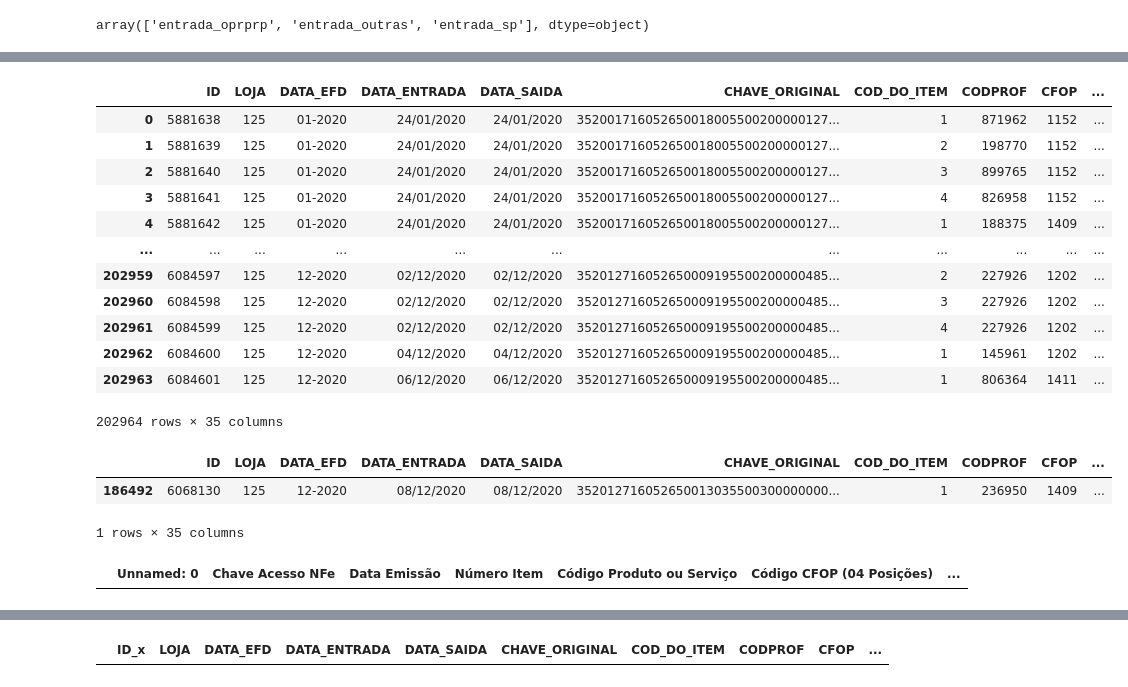
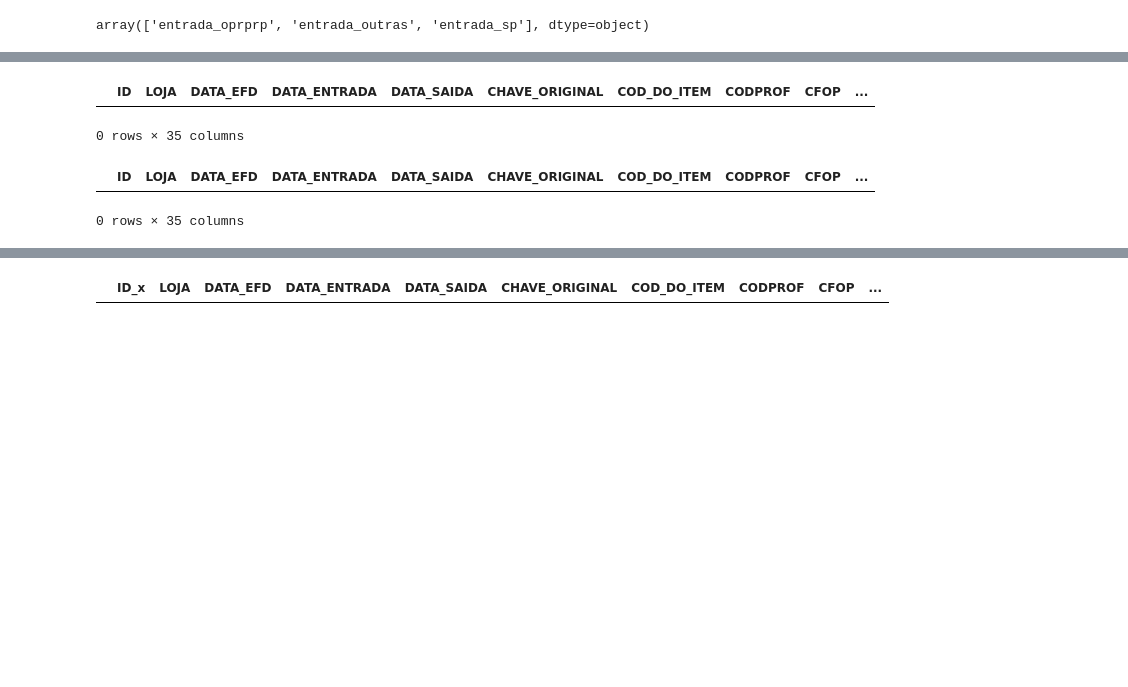
Before and after one commit to viniciuscatelani/Projeto-CAT-42, a Jupyter notebook: CAT_Calculo_vBCST.ipynb, the cells around one changed output, grey strips where cells are left out. Cells and saved outputs as stored; diff of their text form; code cells hidden in the pictures; blank space fills up the shorter version.

```diff
--- a/CAT_Calculo_vBCST.ipynb
+++ b/CAT_Calculo_vBCST.ipynb
@@ -129,7 +120,7 @@ desconto
 | 17 | 18 | 13.005.05 | Similar | Negativa | 16.16 |
 # %%
 # Leitura do arquivo da loja
-df_loja = pd.read_csv(f'Loja_{loja}/loja_{loja}_tabela_1.csv')
+df_loja = pd.read_csv(f'Loja_{loja}/loja_{loja}_tabela_1.csv', dtype=str)
 df_loja
 # %% [output]
 |  | Unnamed: 0 | Chave Acesso NFe | Data Emissão | Número Item | Código Produto ou Serviço | Código CFOP (04 Posições) | ... |
@@ -211,38 +202,22 @@ df_p2
 # %%
-efd['COD_DO_ITEM'] = efd['COD_DO_ITEM'].astype(int)
-df_p2['Número Item'] = df_p2['Número Item'].astype(int)
+efd['COD_DO_ITEM'] = efd['COD_DO_ITEM'].astype(str)
+df_p2['Número Item'] = df_p2['Número Item'].astype(str)
 efd['CHAVE_ORIGINAL'] = efd['CHAVE_ORIGINAL'].astype(str)
 df_p2['Chave Acesso NFe'] = df_p2['Chave Acesso NFe'].astype(str)
 
 df_merged = efd.merge(df_p2, left_on=['CHAVE_ORIGINAL', 'COD_DO_ITEM'],
                          right_on=['Chave Acesso NFe', 'Número Item'], how='left')
 
 
 df_merged
 # %% [output]
 |  | ID | LOJA | DATA_EFD | DATA_ENTRADA | DATA_SAIDA | CHAVE_ORIGINAL | COD_DO_ITEM | CODPROF | CFOP | ... |
-| 0 | 5881638 | 125 | 01-2020 | 24/01/2020 | 24/01/2020 | 352001716052650018005500200000127... | 1 | 871962 | 1152 | ... |
-| 1 | 5881639 | 125 | 01-2020 | 24/01/2020 | 24/01/2020 | 352001716052650018005500200000127... | 2 | 198770 | 1152 | ... |
-| 2 | 5881640 | 125 | 01-2020 | 24/01/2020 | 24/01/2020 | 352001716052650018005500200000127... | 3 | 899765 | 1152 | ... |
-| 3 | 5881641 | 125 | 01-2020 | 24/01/2020 | 24/01/2020 | 352001716052650018005500200000127... | 4 | 826958 | 1152 | ... |
-| 4 | 5881642 | 125 | 01-2020 | 24/01/2020 | 24/01/2020 | 352001716052650018005500200000127... | 1 | 188375 | 1409 | ... |
-| ... | ... | ... | ... | ... | ... | ... | ... | ... | ... | ... |
-| 202959 | 6084597 | 125 | 12-2020 | 02/12/2020 | 02/12/2020 | 352012716052650009195500200000485... | 2 | 227926 | 1202 | ... |
-| 202960 | 6084598 | 125 | 12-2020 | 02/12/2020 | 02/12/2020 | 352012716052650009195500200000485... | 3 | 227926 | 1202 | ... |
-| 202961 | 6084599 | 125 | 12-2020 | 02/12/2020 | 02/12/2020 | 352012716052650009195500200000485... | 4 | 227926 | 1202 | ... |
-| 202962 | 6084600 | 125 | 12-2020 | 04/12/2020 | 04/12/2020 | 352012716052650009195500200000485... | 1 | 145961 | 1202 | ... |
-| 202963 | 6084601 | 125 | 12-2020 | 06/12/2020 | 06/12/2020 | 352012716052650009195500200000485... | 1 | 806364 | 1411 | ... |
-202964 rows × 35 columns
+0 rows × 35 columns
 # %%
 df_merged[(df_merged['Chave Acesso NFe'].isnull()) & (df_merged['Número Item'].isnull())]
 # %% [output]
 |  | ID | LOJA | DATA_EFD | DATA_ENTRADA | DATA_SAIDA | CHAVE_ORIGINAL | COD_DO_ITEM | CODPROF | CFOP | ... |
-| 186492 | 6068130 | 125 | 12-2020 | 08/12/2020 | 08/12/2020 | 352012716052650013035500300000000... | 1 | 236950 | 1409 | ... |
-1 rows × 35 columns
+0 rows × 35 columns
-# %%
-df_loja.loc[(df_loja['Chave Acesso NFe'] == '35210171605265006283550010000229991010445030')]
-# %% [output]
-|  | Unnamed: 0 | Chave Acesso NFe | Data Emissão | Número Item | Código Produto ou Serviço | Código CFOP (04 Posições) | ... |
 # %%
 df_merged = df_merged[(df_merged['Chave Acesso NFe'].notnull()) & (df_merged['Número Item'].notnull())]
 df_merged
```
Also changed, not shown: parts of 58 cells of this notebook, 6 other files.
